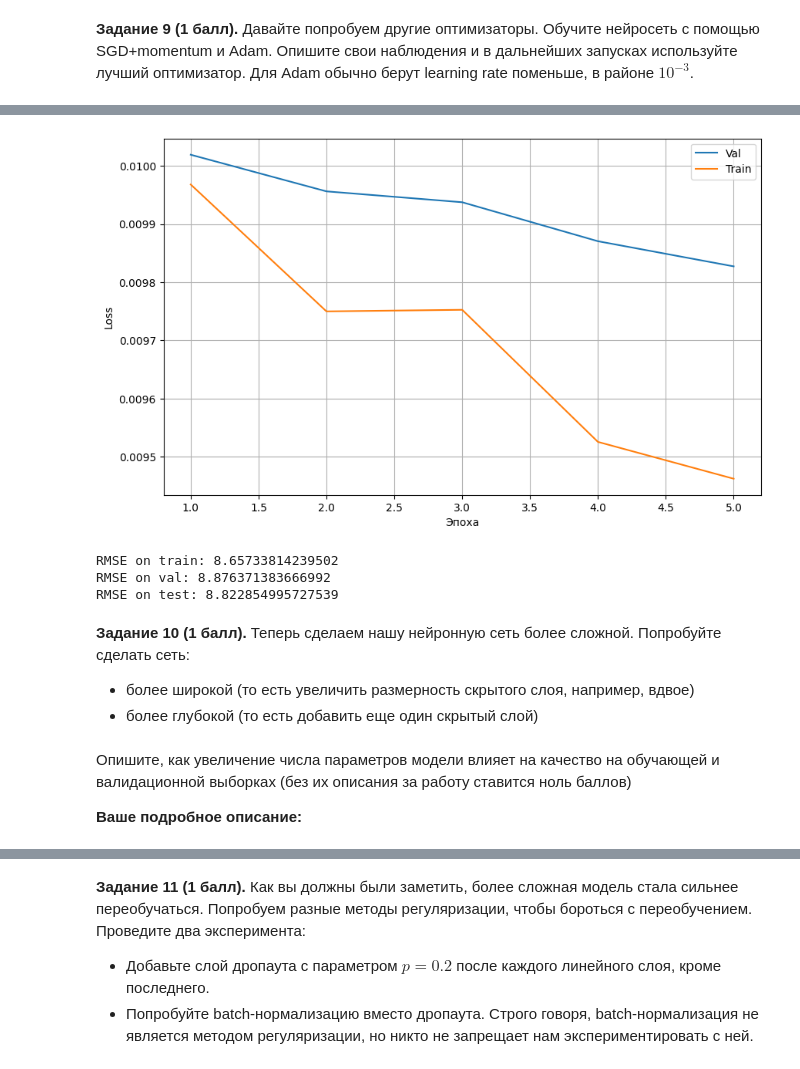
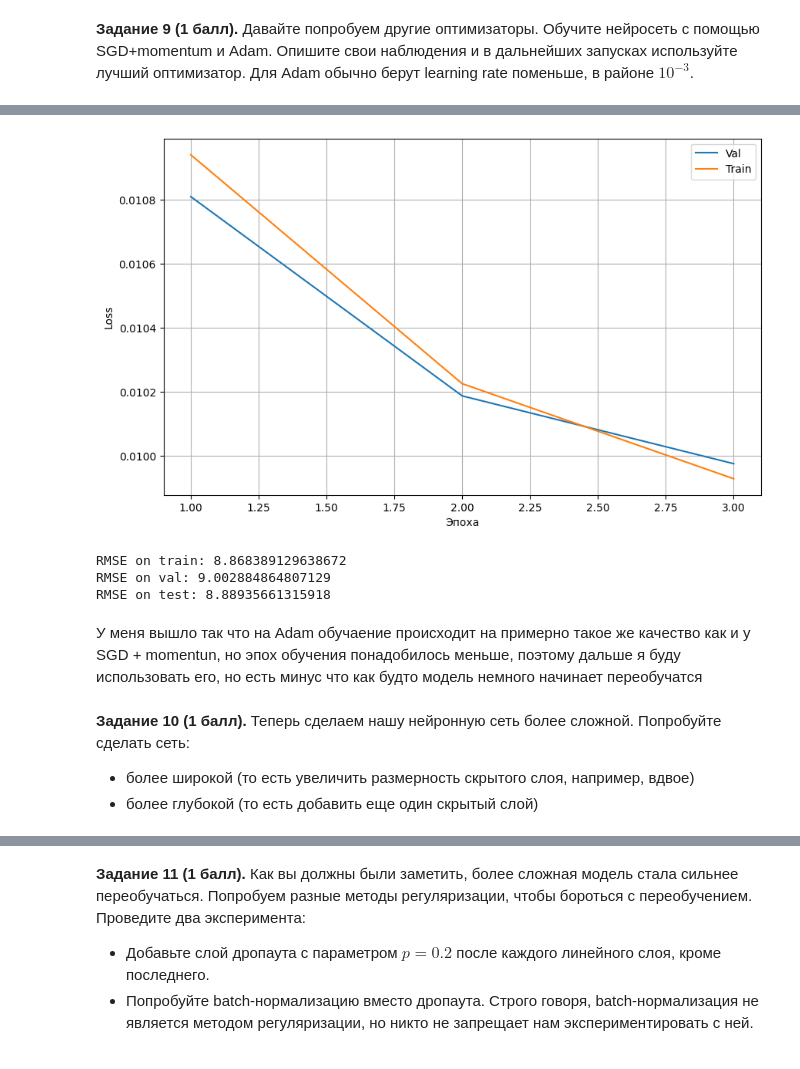
Before and after one commit to Aleksander-23443/iad_dl, a Jupyter notebook: dz1_iad/homework_01.ipynb, the cells around one changed output, grey strips where cells are left out. Saved outputs shown, nothing was run; the diff lists cells and outputs as text; code cells hidden in the pictures.

```diff
--- a/dz1_iad/homework_01.ipynb
+++ b/dz1_iad/homework_01.ipynb
@@ -795,11 +795,11 @@ RMSE on test: 8.916868209838867
 # %%
 set_global_seed(SEED)
 reg_adam = NetForSongsRegression(X_train_norm.shape[1]).to(device)
-optimizer = torch.optim.Adam(reg_adam.parameters(), lr=0.001)
+optimizer = torch.optim.Adam(reg_adam.parameters(), lr=0.0001)
 loss = nn.MSELoss()
-train(reg_adam, optimizer, loss, data_train_value_norm,data_test_value_norm,5,task='reg')
+train(reg_adam, optimizer, loss, data_train_value_norm,data_test_value_norm,3,task='reg')
 # %% [output]
-[figure, old version]
+[figure, new version]
 # %%
 pred_val = denormalize(predict(reg_adam, data_val_value_norm , task='reg'))
 pred_train = denormalize(predict(reg_adam,data_train_value_norm_eval , task='reg'))
@@ -813,9 +813,11 @@ print(f"RMSE on train: {rmse_train}")
 print(f"RMSE on val: {rmse_val}")
 print(f"RMSE on test: {rmse_test}")
 # %% [output]
-RMSE on train: 8.65733814239502
-RMSE on val: 8.876371383666992
-RMSE on test: 8.822854995727539
+RMSE on train: 8.868389129638672
+RMSE on val: 9.002884864807129
+RMSE on test: 8.88935661315918
+# %% [markdown]
+У меня вышло так что на Adam обучаение происходит на примерно такое же качество как и у SGD + momentun, но эпох обучения понадобилось меньше, поэтому дальше я буду использовать его, но есть минус что как будто модель немного начинает переобучатся
 # %% [markdown]
 **Задание 10 (1 балл).** Теперь сделаем нашу нейронную сеть более сложной. Попробуйте сделать сеть:
 
@@ -826,4 +825,0 @@ RMSE on test: 8.822854995727539
-# %% [markdown]
-Опишите, как увеличение числа параметров модели влияет на качество на обучающей и валидационной выборках (без их описания за работу ставится ноль баллов)
-
-__Ваше подробное описание:__
```
Also changed, not shown: parts of 17 cells of this notebook.
